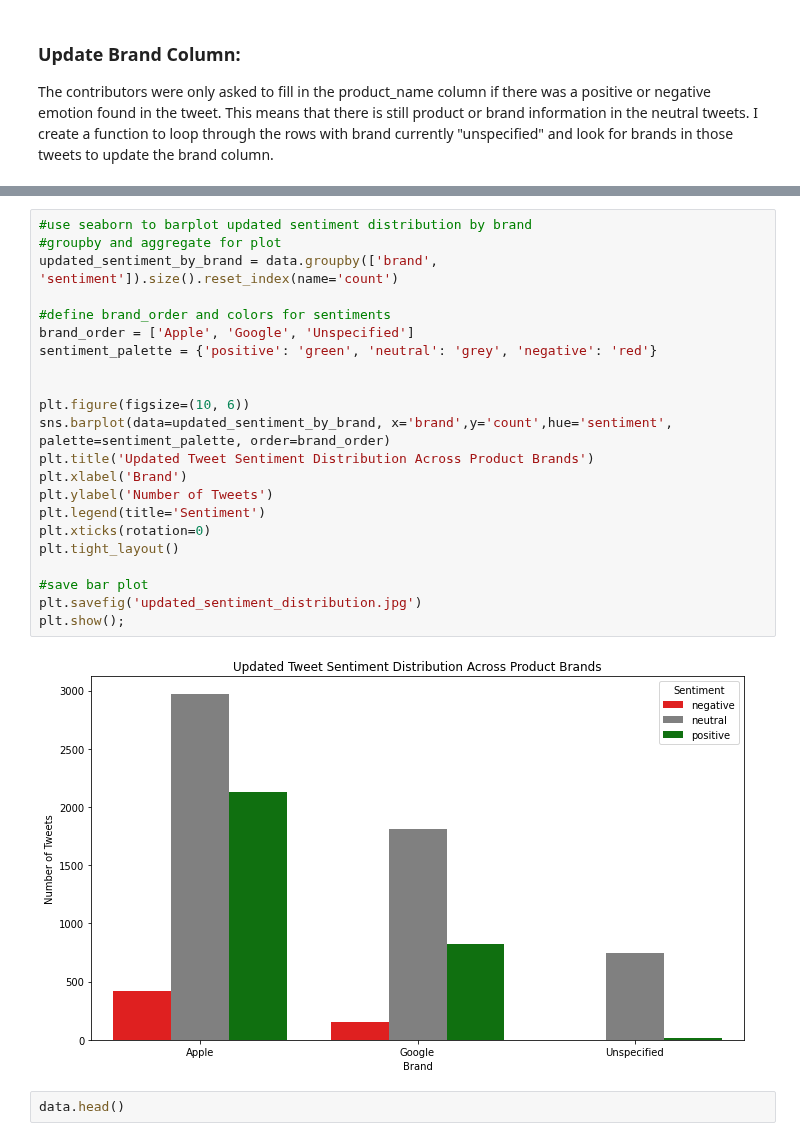
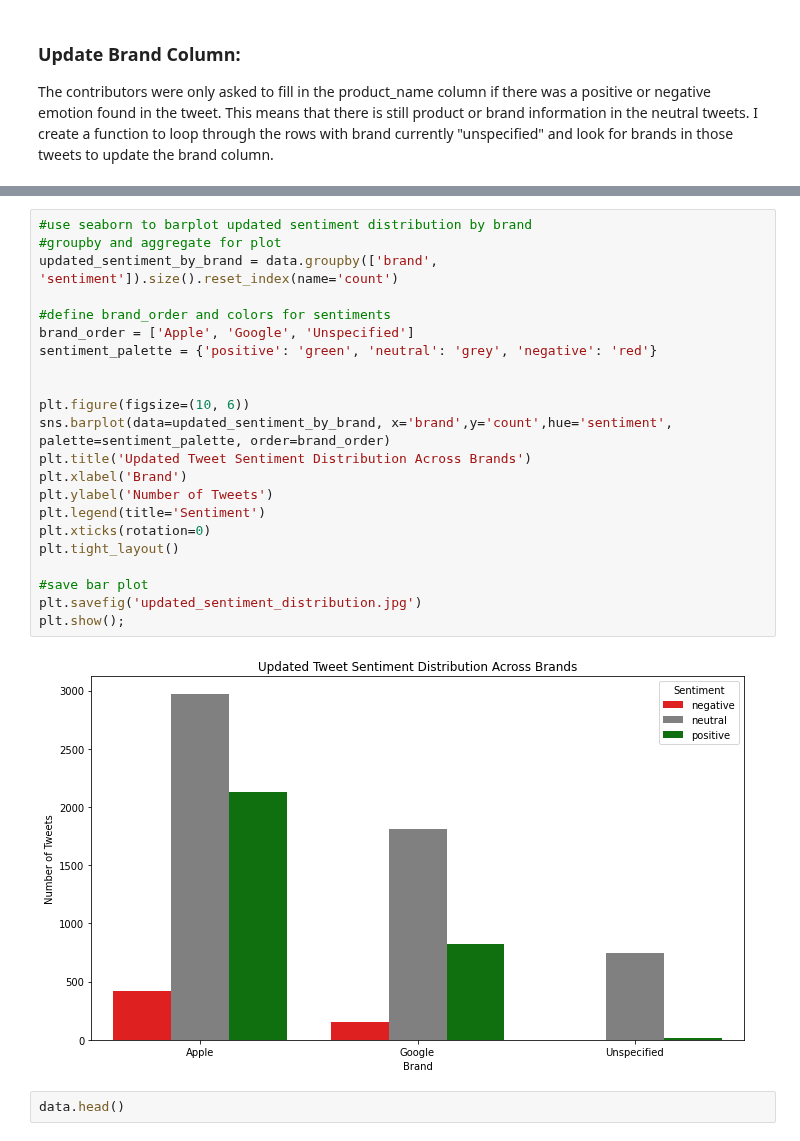
Before and after one commit to morgannash1/twitter_nlp_project, a Jupyter notebook: notebook.ipynb, the cells around one changed output, grey strips where cells are left out. Drawn from its saved outputs; the diff is of its cells as text.

```diff
--- a/notebook.ipynb
+++ b/notebook.ipynb
@@ -324,27 +334,27 @@ Name: brand, dtype: int64
 # %%
 #use seaborn to barplot updated sentiment distribution by brand
 #groupby and aggregate for plot
 updated_sentiment_by_brand = data.groupby(['brand', 'sentiment']).size().reset_index(name='count')
 
 #define brand_order and colors for sentiments
 brand_order = ['Apple', 'Google', 'Unspecified']
 sentiment_palette = {'positive': 'green', 'neutral': 'grey', 'negative': 'red'}
 
 
 plt.figure(figsize=(10, 6))
 sns.barplot(data=updated_sentiment_by_brand, x='brand',y='count',hue='sentiment', palette=sentiment_palette, order=brand_order)
-plt.title('Updated Tweet Sentiment Distribution Across Product Brands')
+plt.title('Updated Tweet Sentiment Distribution Across Brands')
 plt.xlabel('Brand')
 plt.ylabel('Number of Tweets')
 plt.legend(title='Sentiment')
 plt.xticks(rotation=0)
 plt.tight_layout()
 
 #save bar plot
 plt.savefig('updated_sentiment_distribution.jpg')
 plt.show();
 # %% [output]
-[figure, old version]
+[figure, new version]
 # %%
 data.head()
 # %% [output]
```
Also changed, not shown: parts of 23 cells of this notebook, 5 other files.
